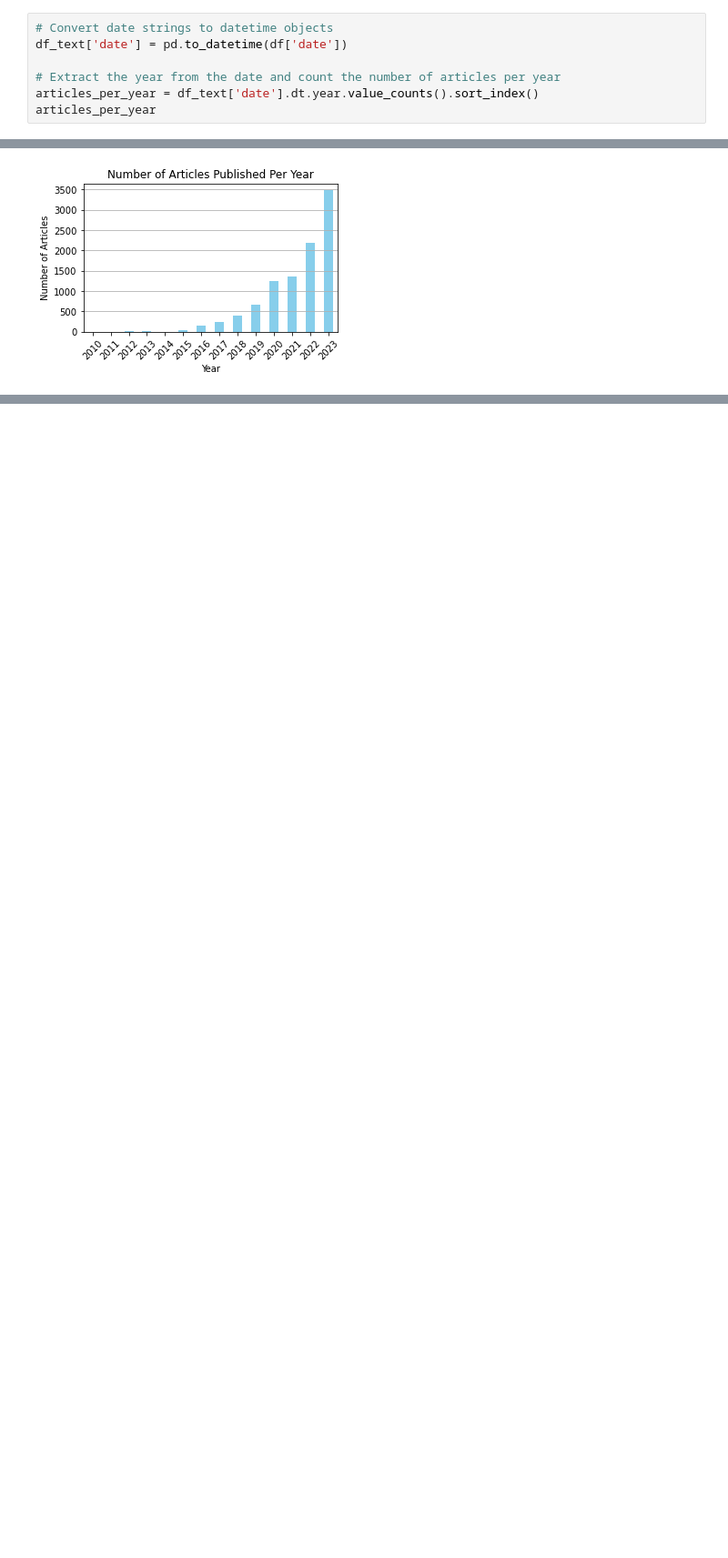
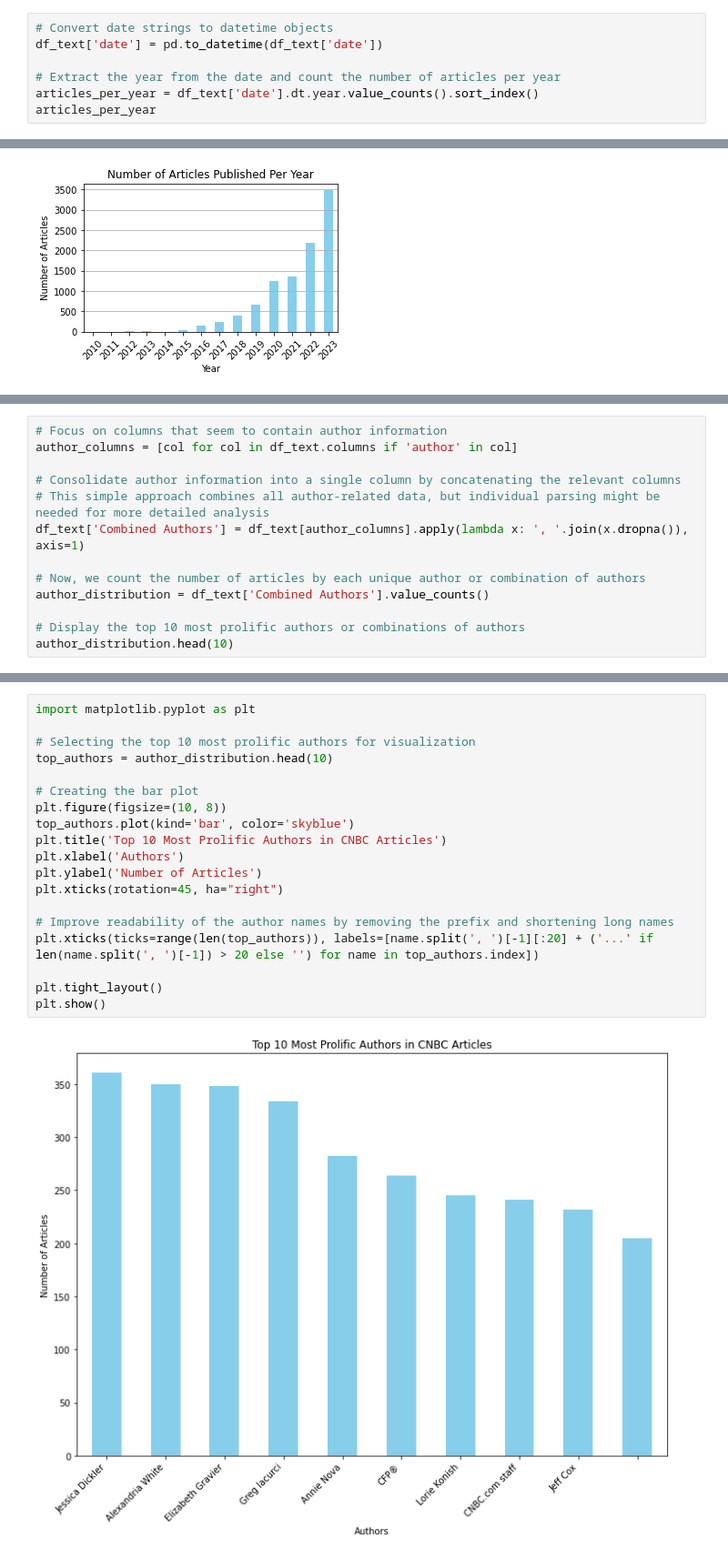
Before and after one commit to EthanFalcao/Sentiment-Analysis-in-Financial-Markets, a Jupyter notebook: (CNBC_Text) - Exploratory Data Analysis.ipynb, the cells around one changed output, grey strips where cells are left out. Shown at 91% size. Cells and saved outputs as stored; diff of their text form; blank space fills up the shorter version.

Commit message:
df_text eda

```diff
--- a/(CNBC_Text) - Exploratory Data Analysis.ipynb
+++ b/(CNBC_Text) - Exploratory Data Analysis.ipynb
@@ -68,6 +80,6 @@ memory usage: 687.0+ KB
 # %%
 # Convert date strings to datetime objects
-df_text['date'] = pd.to_datetime(df['date'])
+df_text['date'] = pd.to_datetime(df_text['date'])
 
 # Extract the year from the date and count the number of articles per year
 articles_per_year = df_text['date'].dt.year.value_counts().sort_index()
@@ -106,0 +155,13 @@ plt.show()
+# %%
+# Focus on columns that seem to contain author information
+author_columns = [col for col in df_text.columns if 'author' in col]
+
+# Consolidate author information into a single column by concatenating the relevant columns
+# This simple approach combines all author-related data, but individual parsing might be needed for more detailed analysis
+df_text['Combined Authors'] = df_text[author_columns].apply(lambda x: ', '.join(x.dropna()), axis=1)
+
+# Now, we count the number of articles by each unique author or combination of authors
+author_distribution = df_text['Combined Authors'].value_counts()
+
+# Display the top 10 most prolific authors or combinations of authors
+author_distribution.head(10)
@@ -106,0 +180,21 @@ plt.show()
+# %%
+import matplotlib.pyplot as plt
+
+# Selecting the top 10 most prolific authors for visualization
+top_authors = author_distribution.head(10)
+
+# Creating the bar plot
+plt.figure(figsize=(10, 8))
+top_authors.plot(kind='bar', color='skyblue')
+plt.title('Top 10 Most Prolific Authors in CNBC Articles')
+plt.xlabel('Authors')
+plt.ylabel('Number of Articles')
+plt.xticks(rotation=45, ha="right")
+
+# Improve readability of the author names by removing the prefix and shortening long names
+plt.xticks(ticks=range(len(top_authors)), labels=[name.split(', ')[-1][:20] + ('...' if len(name.split(', ')[-1]) > 20 else '') for name in top_authors.index])
+
+plt.tight_layout()
+plt.show()
+# %% [output]
+[figure, added]
```
Also changed, not shown: parts of 16 cells of this notebook, 3 other files.
